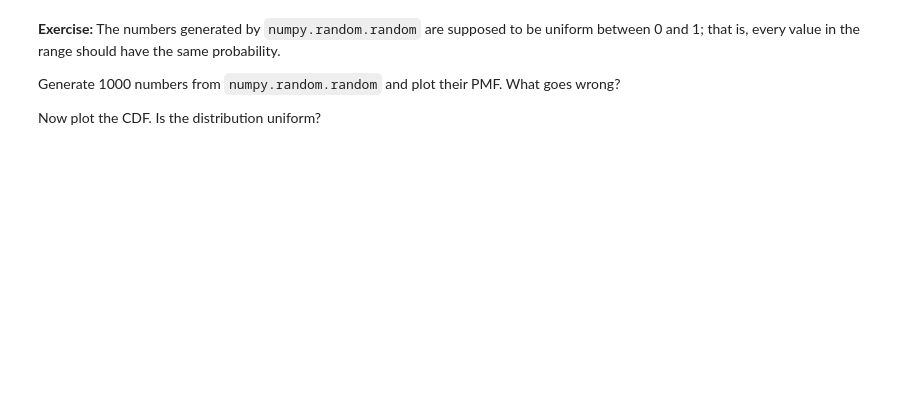
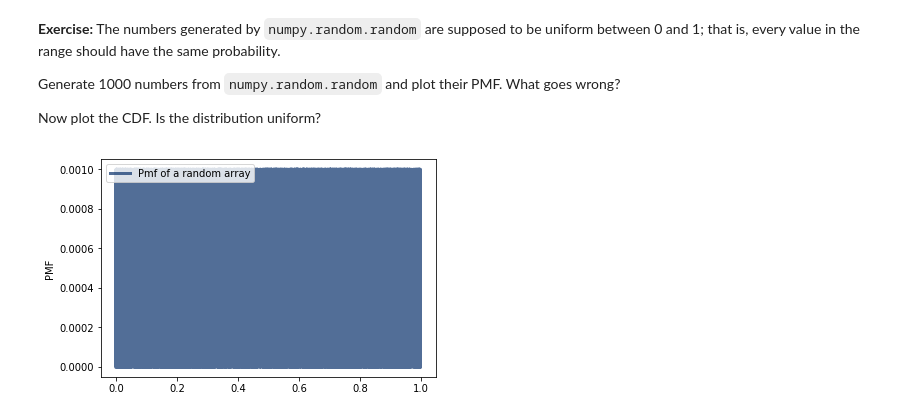
Before and after one commit to joaomarcoslds/ThinkStats2, a Jupyter notebook: code/chap04ex.ipynb, the cells around one changed output. Drawn from its saved outputs; the diff is of its cells as text; code cells hidden in the pictures; blank space fills up the shorter version.

```diff
--- a/code/chap04ex.ipynb
+++ b/code/chap04ex.ipynb
@@ -219,4 +254,8 @@ Now plot the CDF. Is the distribution uniform?
 # %%
 # Solution goes here
+thinkplot.Pmf(rand_pmf)
+thinkplot.Config(ylabel='PMF')
+# %% [output]
+[figure, added]
 # %%
 # Solution goes here
```
Also changed, not shown: parts of 9 cells of this notebook.
